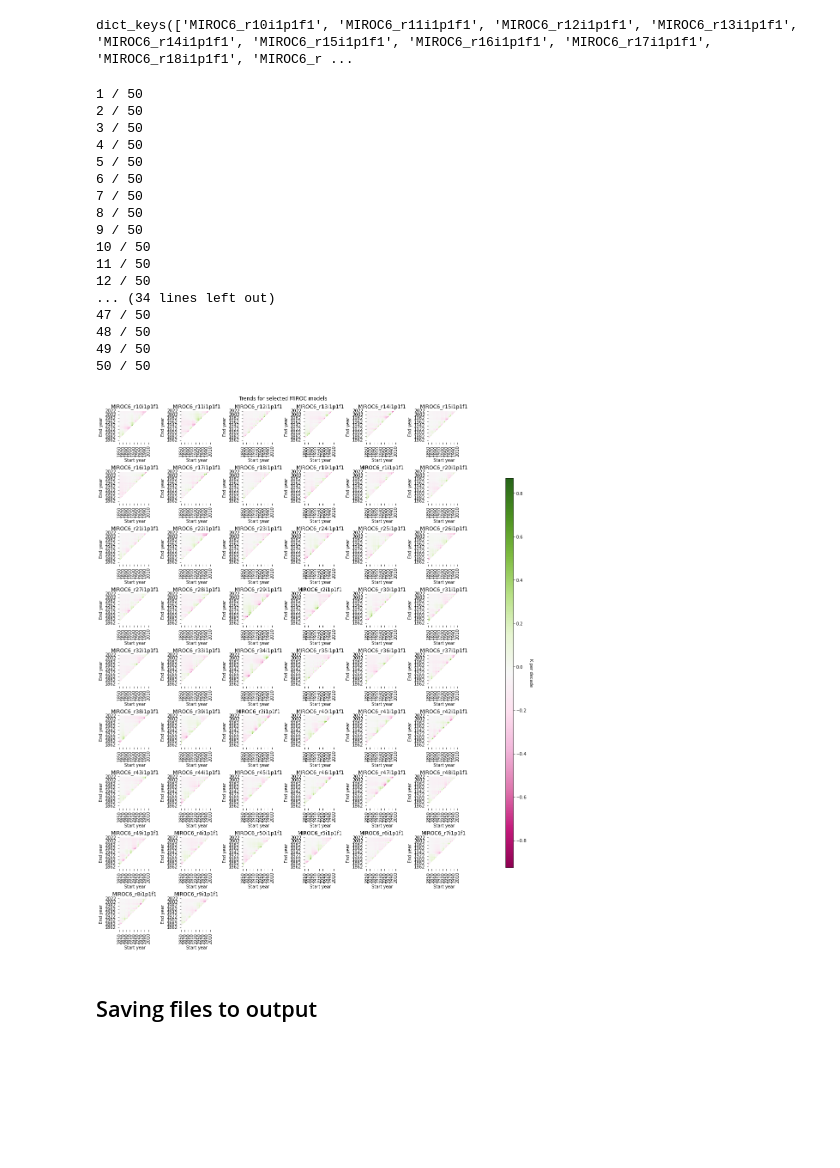
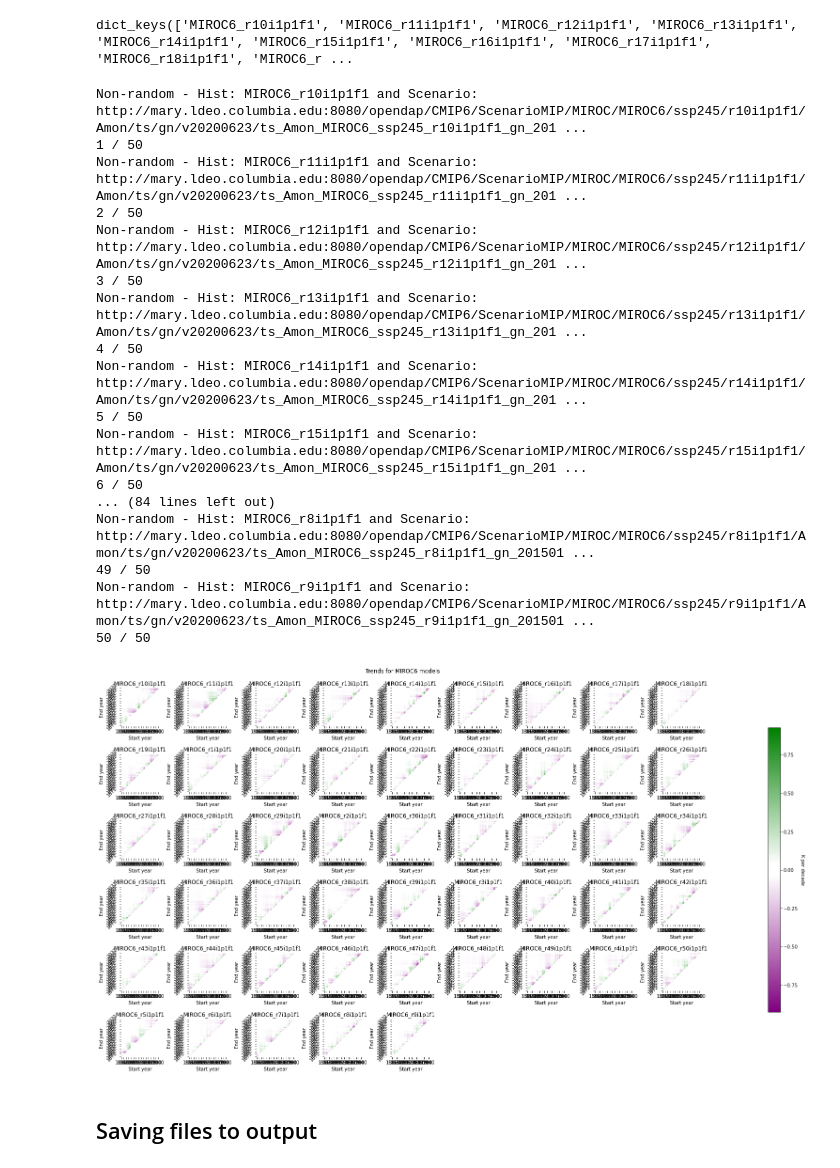
Before and after one commit to hanbyrne1995/gradient_project, a Jupyter notebook: Grad_proj_v4.ipynb, the cells around one changed output. Saved outputs shown, nothing was run; the diff lists cells and outputs as text; code cells hidden in the pictures; blank space fills up the shorter version.

Commit message:
Updates mainly related to the plot (e.g., masking out area that isn't included in the minTrend

```diff
--- a/Grad_proj_v4.ipynb
+++ b/Grad_proj_v4.ipynb
@@ -545,17 +48,3 @@ def CreateScenarioDictionary(modelListScenario):
-# %%
-def RemoveClimatology(modelFullPeriod):
-    '''
-    Function that removes the climatology from the ts variable in the dataset
-
-    Input: modelFullPeriod in this case is the full length concatenated ds that comes from combing hist and scen data
-
-    Output: returns a ds with the climatology removed
-    '''
-
-    gb = modelFullPeriod.groupby('time.month')
-    dsAnom = gb - gb.mean(dim = 'time')
-    dsAnom.attrs = modelFullPeriod.attrs.copy()
-    return dsAnom
 # %% [markdown]
 ## Running this for several urls
 # %%
@@ -673,73 +162,83 @@ for key in classifiedModels:
 
     counter+=1
     print(f'{counter} / {modelCount}')
-
-
-# calculating max and min values to set the limits for the heatmaps
-vmin = min(value for innerDict in trendsDict.values() for value in innerDict.values() if not np.isnan(value))
-vmax = max(value for innerDict in trendsDict.values() for value in innerDict.values() if not np.isnan(value))
-
-# saving the dictionaries as JSON files
-#dictDirectory = '/home/hbyrne/Research/Gradient_project/Outputs/Dictionaries'
-#os.chdir(dictDirectory)
 # %% [output]
+Non-random - Hist: MIROC6_r10i1p1f1 and Scenario: http://mary.ldeo.columbia.edu:8080/opendap/CMIP6/ScenarioMIP/MIROC/MIROC6/ssp245/r10i1p1f1/Amon/ts/gn/v20200623/ts_Amon_MIROC6_ssp245_r10i1p1f1_gn_201 ...
 1 / 50
+Non-random - Hist: MIROC6_r11i1p1f1 and Scenario: http://mary.ldeo.columbia.edu:8080/opendap/CMIP6/ScenarioMIP/MIROC/MIROC6/ssp245/r11i1p1f1/Amon/ts/gn/v20200623/ts_Amon_MIROC6_ssp245_r11i1p1f1_gn_201 ...
 2 / 50
+Non-random - Hist: MIROC6_r12i1p1f1 and Scenario: http://mary.ldeo.columbia.edu:8080/opendap/CMIP6/ScenarioMIP/MIROC/MIROC6/ssp245/r12i1p1f1/Amon/ts/gn/v20200623/ts_Amon_MIROC6_ssp245_r12i1p1f1_gn_201 ...
 3 / 50
+Non-random - Hist: MIROC6_r13i1p1f1 and Scenario: http://mary.ldeo.columbia.edu:8080/opendap/CMIP6/ScenarioMIP/MIROC/MIROC6/ssp245/r13i1p1f1/Amon/ts/gn/v20200623/ts_Amon_MIROC6_ssp245_r13i1p1f1_gn_201 ...
 4 / 50
+Non-random - Hist: MIROC6_r14i1p1f1 and Scenario: http://mary.ldeo.columbia.edu:8080/opendap/CMIP6/ScenarioMIP/MIROC/MIROC6/ssp245/r14i1p1f1/Amon/ts/gn/v20200623/ts_Amon_MIROC6_ssp245_r14i1p1f1_gn_201 ...
 5 / 50
+Non-random - Hist: MIROC6_r15i1p1f1 and Scenario: http://mary.ldeo.columbia.edu:8080/opendap/CMIP6/ScenarioMIP/MIROC/MIROC6/ssp245/r15i1p1f1/Amon/ts/gn/v20200623/ts_Amon_MIROC6_ssp245_r15i1p1f1_gn_201 ...
 6 / 50
-7 / 50
-8 / 50
-9 / 50
-10 / 50
-11 / 50
-12 / 50
-... (34 lines left out)
-47 / 50
-48 / 50
+... (84 lines left out)
+Non-random - Hist: MIROC6_r8i1p1f1 and Scenario: http://mary.ldeo.columbia.edu:8080/opendap/CMIP6/ScenarioMIP/MIROC/MIROC6/ssp245/r8i1p1f1/Amon/ts/gn/v20200623/ts_Amon_MIROC6_ssp245_r8i1p1f1_gn_201501 ...
 49 / 50
+Non-random - Hist: MIROC6_r9i1p1f1 and Scenario: http://mary.ldeo.columbia.edu:8080/opendap/CMIP6/ScenarioMIP/MIROC/MIROC6/ssp245/r9i1p1f1/Amon/ts/gn/v20200623/ts_Amon_MIROC6_ssp245_r9i1p1f1_gn_201501 ...
 50 / 50
 # %%
+plotsDir = '/home/hbyrne/Research/Gradient_project/gradient_project/Outputs/Plots'
+
 nModels = len(trendsDict)
 
-nCols = 6
+nCols = 9
 if nModels % nCols == 0:
     nRows = int(nModels/nCols)
 else:
     nRows = int(np.floor(nModels/nCols) + 1)
 
 subplotSize = (2, 2)
 figWidth = nCols * subplotSize[0]
 figHeight = nRows * subplotSize[1]
 
 fig = plt.figure(figsize = (figWidth, figHeight), constrained_layout = True)
-fig.suptitle('Trends for selected MIROC models')
+fig.suptitle('Trends for MIROC6 models')
 subplot = 0
 
 axesList = []
 
-# NOTE THIS IS TEMP: Based on Ibuki's plots
-#vmin = -0.3
-#vmax = -vmin
+# colormap
+
+# calculating max and min values to set the limits for the heatmaps
+vmin = min(value for innerDict in trendsDict.values() for value in innerDict.values() if not np.isnan(value))
+vmax = max(value for innerDict in trendsDict.values() for value in innerDict.values() if not np.isnan(value))
+
+# find the absolute values of these to make them symmetrical (if one is positive and the other is negative)
+if (vmin < 0) & (vmax > 0):
+    limit = max(abs(vmin), abs(vmax))
+    vmin = -limit
+    vmax = limit
+
+# setting the colorbar
+colors = [(0,'purple'), (0.48,'white'), (0.52,'white'), (1,'green')]
+cmap = mcolors.LinearSegmentedColormap.from_list('Purple_White_Green', colors)
+norm = mcolors.Normalize(vmin = vmin, vmax = vmax)
 
 for modelName, trends in trendsDfDict.items():
+    # cropping the trends Df so that plotting doesn't include deadspace
+    offset = 20 # years
+    trendsDfCrop = CropTrendsDf(trends, offset)
+
     subplot += 1
     ax = fig.add_subplot(nRows, nCols, subplot)
     ax.set_aspect('equal')
-    trendPlotter = TrendPlotting(trends, modelName, vmin, vmax)
+    trendPlotter = TrendPlotting(trendsDfCrop, modelName, vmin, vmax, cmap, norm)
     ax = trendPlotter.PlotTrends(ax)
     axesList.append(ax)
 
 cbarAx = fig.add_axes([1.1, 0.15, 0.02, 0.7])
-sm = plt.cm.ScalarMappable(cmap = 'PiYG', norm = plt.Normalize(vmin = vmin, vmax = vmax))
-colorBar = fig.colorbar(sm, cax = cbarAx)
+colorBar = fig.colorbar(cm.ScalarMappable(norm = norm, cmap = cmap), cax = cbarAx)
 colorBar.set_label('K per decade', rotation = 270, labelpad = 15)
 
-# plt.savefig('BCC_CSM2_MR_ts.png')
+os.chdir(plotsDir)
+plt.savefig('MIROC_triangles.png')
 plt.show()
 # %% [output]
-[figure, old version]
+[figure, new version]
 # %% [markdown]
 ## Saving files to output
 # %%
```
Also changed, not shown: parts of 22 cells of this notebook.
